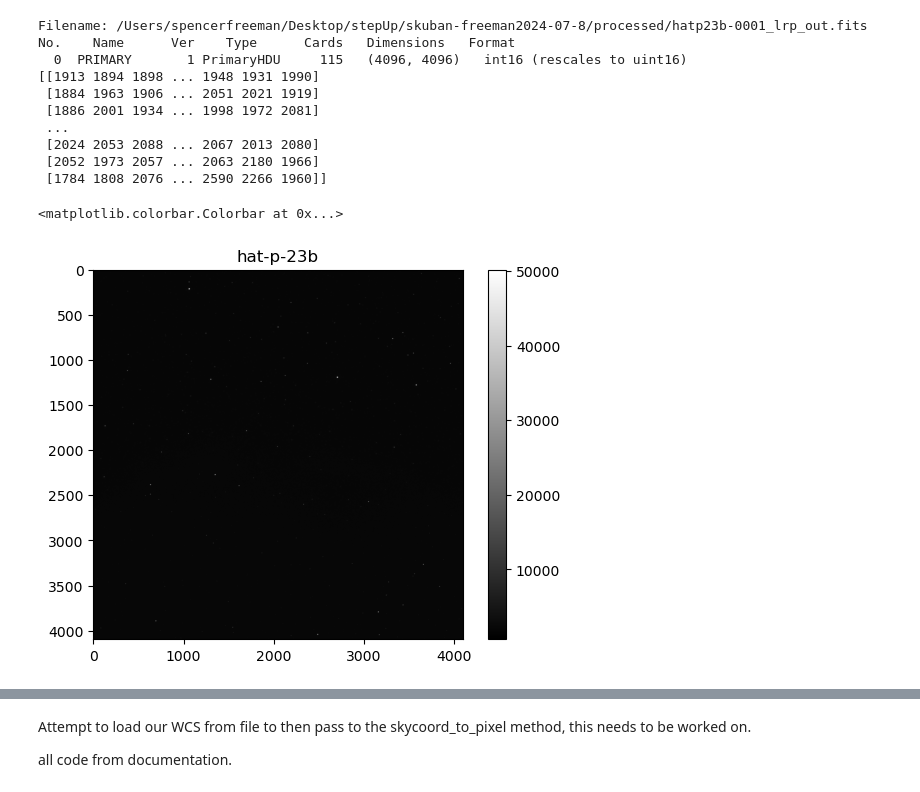
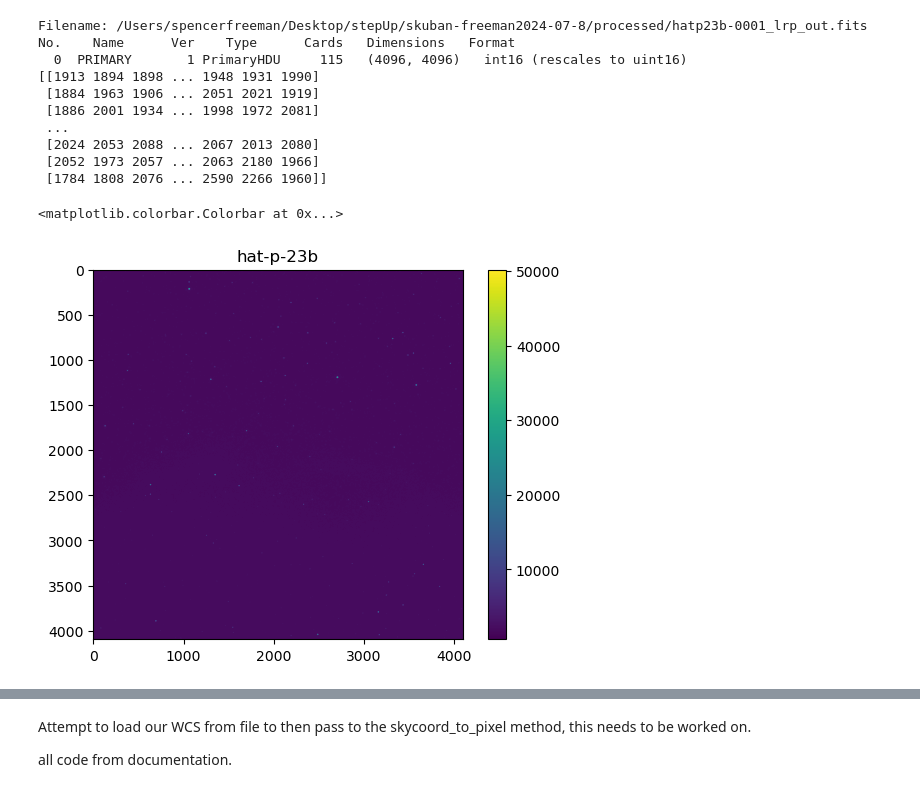
Before and after one commit to STEPUP-AstroPGH/LightKurveDEMO, a Jupyter notebook: doc_examples/astropy.ipynb, the cells around one changed output, grey strips where cells are left out. Cells and saved outputs as stored; diff of their text form; code cells hidden in the pictures.

```diff
--- a/doc_examples/astropy.ipynb
+++ b/doc_examples/astropy.ipynb
@@ -56,12 +56,12 @@ No.    Name      Ver    Type      Cards   Dimensions   Format
  [2052 1973 2057 ... 2063 2180 1966]
  [1784 1808 2076 ... 2590 2266 1960]]
 # %%
-plt.imshow(file_data, cmap='gray')
+plt.imshow(file_data)
 plt.title("hat-p-23b")
 plt.colorbar()
 # %% [output]
 <matplotlib.colorbar.Colorbar at 0x...>
-[figure, old version]
+[figure, new version]
 # %%
 import astropy.wcs.utils as awu
 
```
Also changed, not shown: parts of 1 cell of this notebook.
